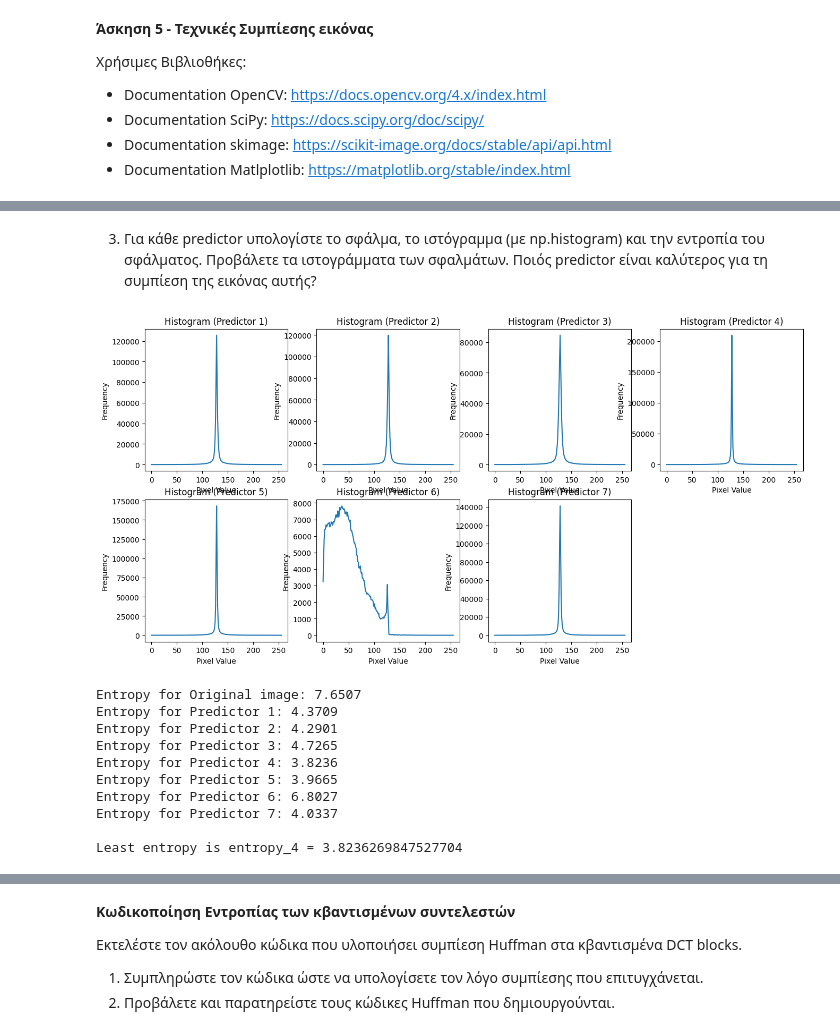
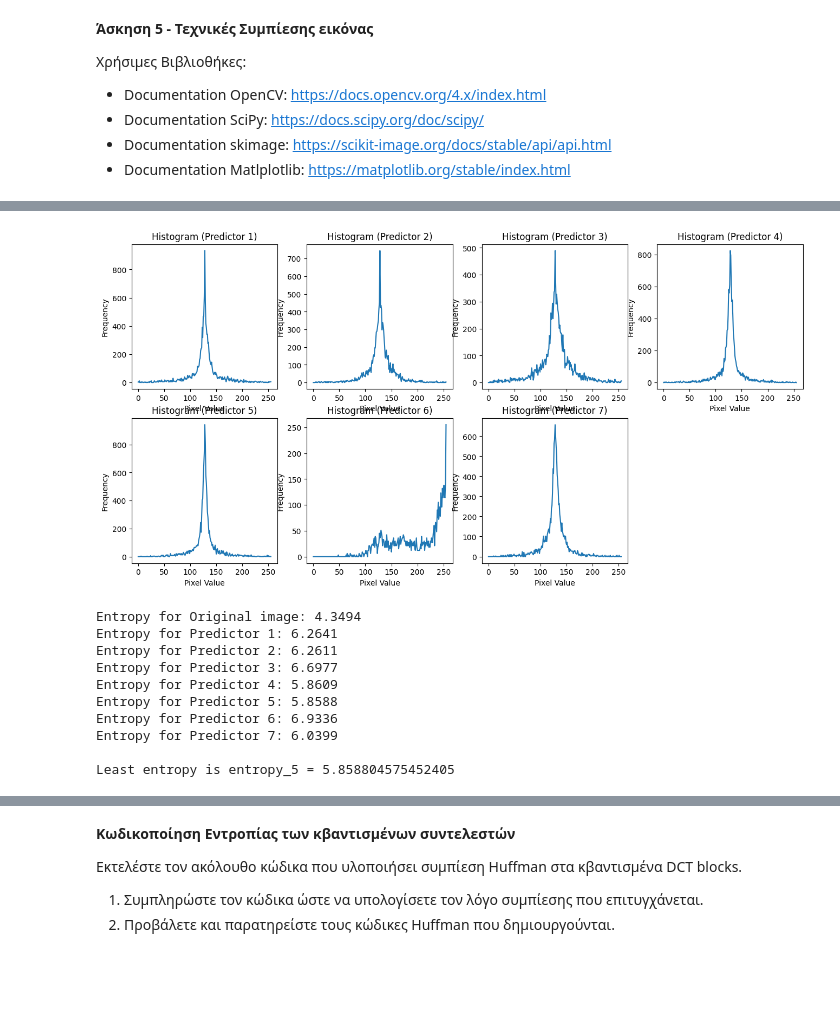
Before and after one commit to AgniKoko/DIP_HW02, a Jupyter notebook: DIP_HW02.ipynb, the cells around one changed output, grey strips where cells are left out. Saved outputs shown, nothing was run; the diff lists cells and outputs as text; code cells hidden in the pictures; blank space fills up the shorter version.

```diff
--- a/DIP_HW02.ipynb
+++ b/DIP_HW02.ipynb
@@ -26,0 +70,19 @@ image = cv2.imread('parrot.jpg', cv2.IMREAD_GRAYSCALE)
+# %%
+nb, mb = Y_processed.shape[:2]
+dc_values = np.zeros((nb, mb))
+
+def dc_values_compute(channel):
+  for i in range(channel.shape[0]):
+      for j in range(channel.shape[1]):
+        coeffs = channel[i, j]
+        dc_values[i, j] = coeffs[0, 0]
+  return dc_values
+
+Y_dc_values = dc_values_compute(Y_processed)
+Cb_dc_values = dc_values_compute(Cb_processed)
+Cr_dc_values = dc_values_compute(Cr_processed)
+
+combined_dc_values = np.dstack((Y_dc_values, Cb_dc_values, Cr_dc_values))
+
+print(combined_dc_values.shape)
+print(combined_dc_values[:10,:10, 0])
@@ -74,14 +153,22 @@ plt.show()
-# %% [markdown]
-3. Για κάθε predictor υπολογίστε το σφάλμα, το ιστόγραμμα (με np.histogram) και την εντροπία του σφάλματος. Προβάλετε τα ιστογράμματα των σφαλμάτων. Ποιός predictor είναι καλύτερος για τη συμπίεση της εικόνας αυτής?
 # %%
 # Compute prediction errors for each predictor
-prediction_error_1 = image.astype(int) - predicted_image_1.astype(int) # int ---> Epeidh einai unit8, gia na mhn kanei clip sto 0
-prediction_error_2 = image.astype(int) - predicted_image_2.astype(int)
-prediction_error_3 = image.astype(int) - predicted_image_3.astype(int)
-prediction_error_4 = image.astype(int) - predicted_image_4.astype(int)
-prediction_error_5 = image.astype(int) - predicted_image_5.astype(int)
-prediction_error_6 = image.astype(int) - predicted_image_6.astype(int)
-prediction_error_7 = image.astype(int) - predicted_image_7.astype(int)
+prediction_error_1 = combined_dc_values.astype(int) - predicted_image_1.astype(int) # int ---> Epeidh einai unit8, gia na mhn kanei clip sto 0
+prediction_error_2 = combined_dc_values.astype(int) - predicted_image_2.astype(int)
+prediction_error_3 = combined_dc_values.astype(int) - predicted_image_3.astype(int)
+prediction_error_4 = combined_dc_values.astype(int) - predicted_image_4.astype(int)
+prediction_error_5 = combined_dc_values.astype(int) - predicted_image_5.astype(int)
+prediction_error_6 = combined_dc_values.astype(int) - predicted_image_6.astype(int)
+prediction_error_7 = combined_dc_values.astype(int) - predicted_image_7.astype(int)
+
+prediction_errors = [
+    prediction_error_1,
+    prediction_error_2,
+    prediction_error_3,
+    prediction_error_4,
+    prediction_error_5,
+    prediction_error_6,
+    prediction_error_7
+]
 
 # Compute histograms of prediction errors
 histogram_original,_ = np.histogram(image.flatten(), bins=256, range=(0, 255))
@@ -123,41 +210,42 @@ entropy_2 = compute_entropy(histogram_2)
 entropy_3 = compute_entropy(histogram_3)
 entropy_4 = compute_entropy(histogram_4)
 entropy_5 = compute_entropy(histogram_5)
 entropy_6 = compute_entropy(histogram_6)
 entropy_7 = compute_entropy(histogram_7)
 
 print(f"Entropy for Original image: {enrory_original:.4f}")
 print(f"Entropy for Predictor 1: {entropy_1:.4f}")
 print(f"Entropy for Predictor 2: {entropy_2:.4f}")
 print(f"Entropy for Predictor 3: {entropy_3:.4f}")
 print(f"Entropy for Predictor 4: {entropy_4:.4f}")
 print(f"Entropy for Predictor 5: {entropy_5:.4f}")
 print(f"Entropy for Predictor 6: {entropy_6:.4f}")
 print(f"Entropy for Predictor 7: {entropy_7:.4f}")
 
 entropies = [
     entropy_1,
     entropy_2,
     entropy_3,
     entropy_4,
     entropy_5,
     entropy_6,
     entropy_7
 ]
 
 min_entropy = min(entropies)
 min_idx = entropies.index(min_entropy) + 1
 print("")
 print(f"Least entropy is entropy_{min_idx} = {min_entropy}")
+min_prediction_error = prediction_errors[min_idx]
 # %% [output]
-[figure, old version]
+[figure, new version]
-Entropy for Original image: 7.6507
-Entropy for Predictor 1: 4.3709
-Entropy for Predictor 2: 4.2901
-Entropy for Predictor 3: 4.7265
-Entropy for Predictor 4: 3.8236
-Entropy for Predictor 5: 3.9665
-Entropy for Predictor 6: 6.8027
-Entropy for Predictor 7: 4.0337
+Entropy for Original image: 4.3494
+Entropy for Predictor 1: 6.2641
+Entropy for Predictor 2: 6.2611
+Entropy for Predictor 3: 6.6977
+Entropy for Predictor 4: 5.8609
+Entropy for Predictor 5: 5.8588
+Entropy for Predictor 6: 6.9336
+Entropy for Predictor 7: 6.0399
 
-Least entropy is entropy_4 = 3.8236269847527704
+Least entropy is entropy_5 = 5.858804575452405
```
Also changed, not shown: parts of 18 cells of this notebook.
